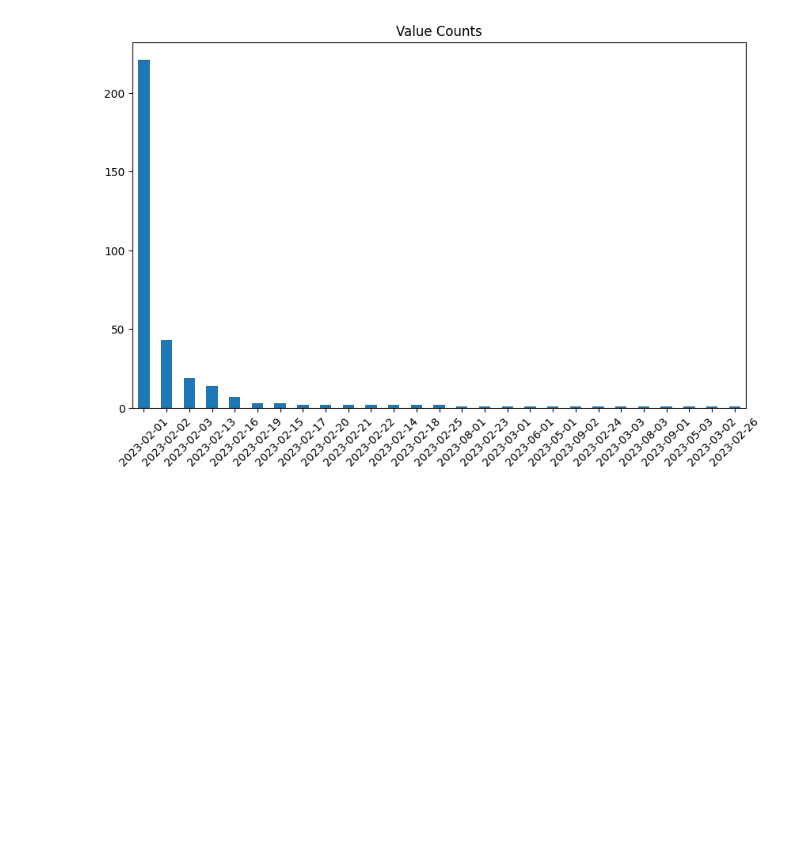
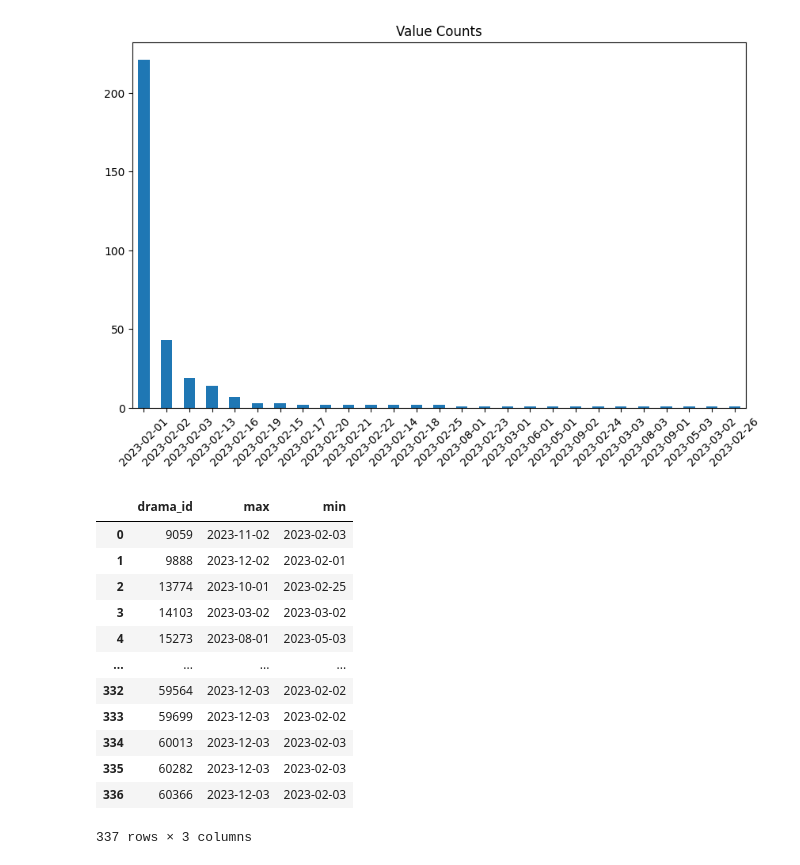
Before and after one commit to harny-wu/MaoerExperiment, a Jupyter notebook: code/MaoerDataAanalysis/one- analysis- script/data_pay_first_day_analysis.ipynb, the cells around one changed output. Drawn from its saved outputs; the diff is of its cells as text; code cells hidden in the pictures; blank space fills up the shorter version.

```diff
--- a/code/MaoerDataAanalysis/one- analysis- script/data_pay_first_day_analysis.ipynb
+++ b/code/MaoerDataAanalysis/one- analysis- script/data_pay_first_day_analysis.ipynb
@@ -125,3 +125,21 @@ plt.title('Value Counts')
 # %% [output]
 Text(0.5, 1.0, 'Value Counts')
 [figure]
+# %%
+first_pay = pd.read_csv("pay_first_day_data.csv")
+# %%
+first_pay
+# %% [output]
+|  | drama_id | max | min |
+| 0 | 9059 | 2023-11-02 | 2023-02-03 |
+| 1 | 9888 | 2023-12-02 | 2023-02-01 |
+| 2 | 13774 | 2023-10-01 | 2023-02-25 |
+| 3 | 14103 | 2023-03-02 | 2023-03-02 |
+| 4 | 15273 | 2023-08-01 | 2023-05-03 |
+| ... | ... | ... | ... |
+| 332 | 59564 | 2023-12-03 | 2023-02-02 |
+| 333 | 59699 | 2023-12-03 | 2023-02-02 |
+| 334 | 60013 | 2023-12-03 | 2023-02-03 |
+| 335 | 60282 | 2023-12-03 | 2023-02-03 |
+| 336 | 60366 | 2023-12-03 | 2023-02-03 |
+337 rows × 3 columns
```
Also changed, not shown: parts of 4 cells of this notebook.
